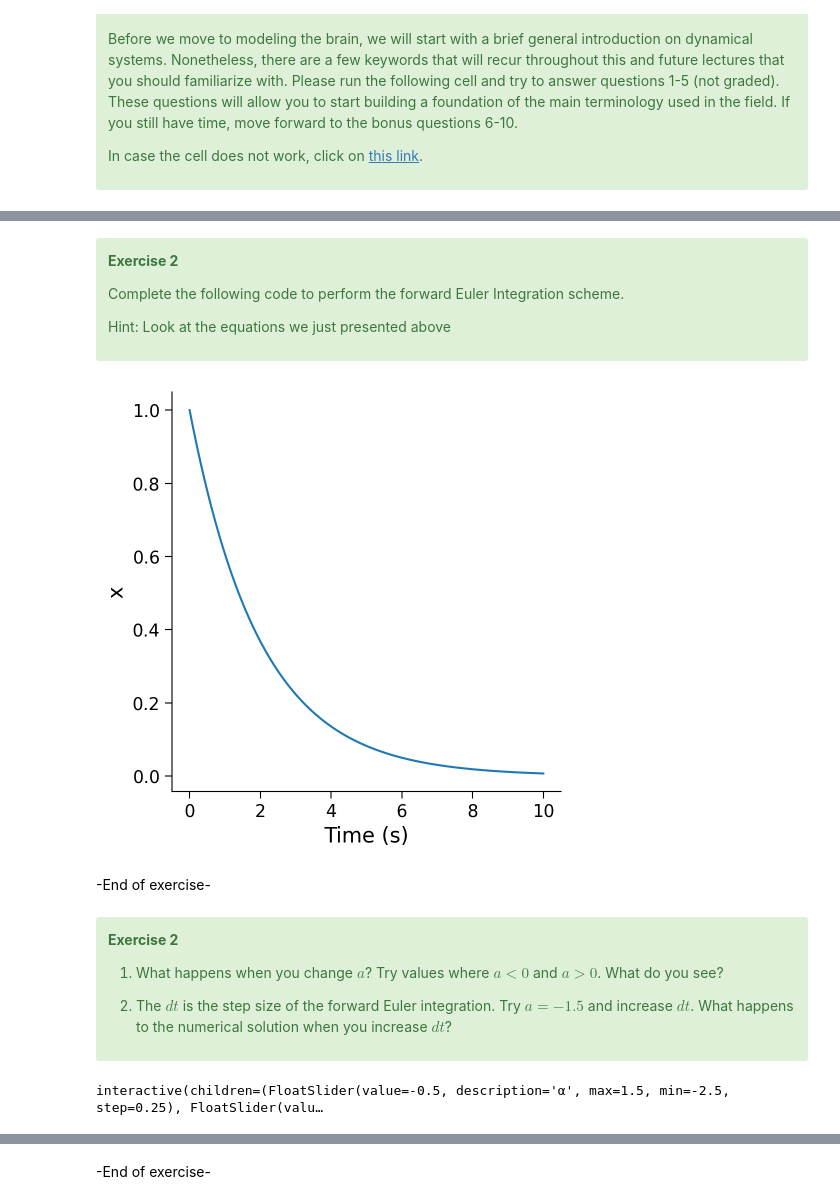
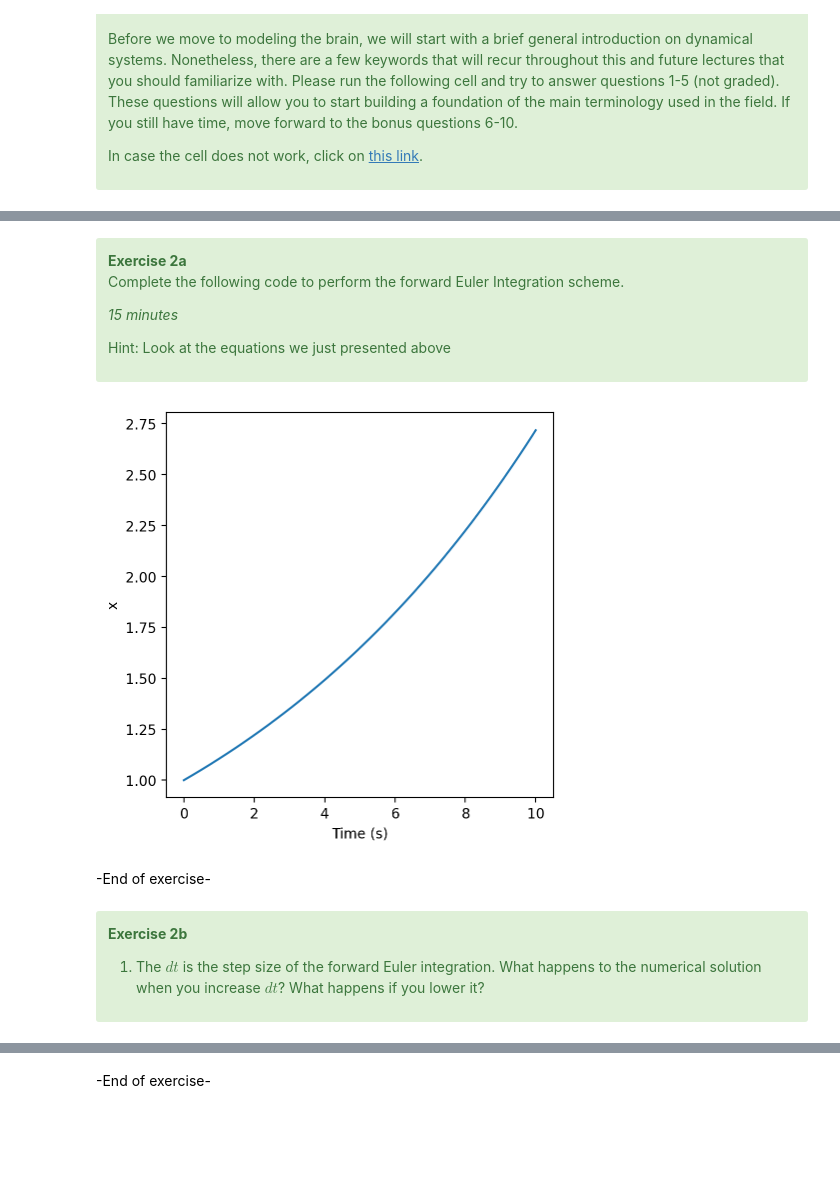
Before and after one commit to computational-neurology/workshop2024, a Jupyter notebook: 02_single_node_dynamics.ipynb, the cells around one changed output, grey strips where cells are left out. Saved outputs shown, nothing was run; the diff lists cells and outputs as text; code cells hidden in the pictures; blank space fills up the shorter version.

```diff
--- a/02_single_node_dynamics.ipynb
+++ b/02_single_node_dynamics.ipynb
@@ -317,10 +325,11 @@ def plot_specific_example_stream_plots(A_options):
   plt.show()
 # %% [markdown]
 <div class="alert alert-block alert-success">
-<b>Exercise 2 </b><p>
-
+<b>Exercise 2a </b><p>
 Complete the following code to perform the forward Euler Integration scheme.
 
+*15 minutes*
+
 Hint: Look at the equations we just presented above
 # %%
 def integrate_exponential(a, x0, dt, T):
@@ -339,40 +348,39 @@ def integrate_exponential(a, x0, dt, T):
   """
 
   # Initialize variables
   t = np.arange(0, T, dt)
   x = np.zeros_like(t, dtype=complex)
   x[0] = x0 # This is x at time t_0
 
   # Step through system and integrate in time
   for k in range(1, len(t)):
 
     ## Fill out the following
-
-    xdot = ...
-
+    # xdot = ...
+    xdot = x[k-1] * a
     # Update x based on x[k-1] and xdot
-    x[k] = ...
+    # x[k] = ...
+    x[k] = xdot * dt + x[k-1]
 
   return x, t
 
-
 # Choose parameters
-a = -0.5    # parameter in f(x)
+a = .1    # parameter in f(x)
 T = 10      # total Time duration
 dt = 0.001  # timestep of our simulation
 x0 = 1.     # initial condition of x at time 0
 
 # Use Euler's method
 x, t = integrate_exponential(a, x0, dt, T)
 
 # Visualize
 plt.figure(figsize = (5,5))
 plt.plot(t, x.real)
 plt.xlabel('Time (s)')
 plt.ylabel('x')
 plt.show()
 # %% [output]
-[figure, old version]
+[figure, new version]
 # %% [markdown]
 
 <p>
@@ -380,33 +388,6 @@ plt.show()
     </div>
 # %% [markdown]
 <div class="alert alert-block alert-success">
-<b>Exercise 2 </b><p>
+<b>Exercise 2b </b><p>
 
-1.  What happens when you change $a$? Try values where $a<0$ and $a>0$. What do you see?
-
-2.  The $dt$ is the step size of the forward Euler integration. Try $a = -1.5$ and increase $dt$. What happens to the numerical solution when you increase $dt$?
+1.  The $dt$ is the step size of the forward Euler integration. What happens to the numerical solution when you increase $dt$? What happens if you lower it?
-# %%
-# @title Make sure you execute this cell to enable the widget!
-
-T = 10  # total Time duration
-x0 = 1.  # initial condition of x at time 0
-
-@widgets.interact(
-    a=widgets.FloatSlider(value=-0.5, min=-2.5, max=1.5, step=0.25,
-                          description="α", readout_format='.2f'),
-    dt=widgets.FloatSlider(value=0.001, min=0.001, max=1.0, step=0.001,
-                           description="dt", readout_format='.3f')
-    )
-
-def plot_euler_integration(a, dt):
-  # Have to do this clunky word around to show small values in slider accurately
-  # (from https://github.com/jupyter-widgets/ipywidgets/issues/259)
-
-  x, t = integrate_exponential(a, x0, dt, T)
-  plt.figure(figsize=(5,5))
-  plt.plot(t, x.real)  # integrate_exponential returns complex
-  plt.xlabel('Time (s)')
-  plt.ylabel('x')
-  plt.show()
-# %% [output]
-interactive(children=(FloatSlider(value=-0.5, description='α', max=1.5, min=-2.5, step=0.25), FloatSlider(valu…
```
Also changed, not shown: parts of 30 cells of this notebook.
